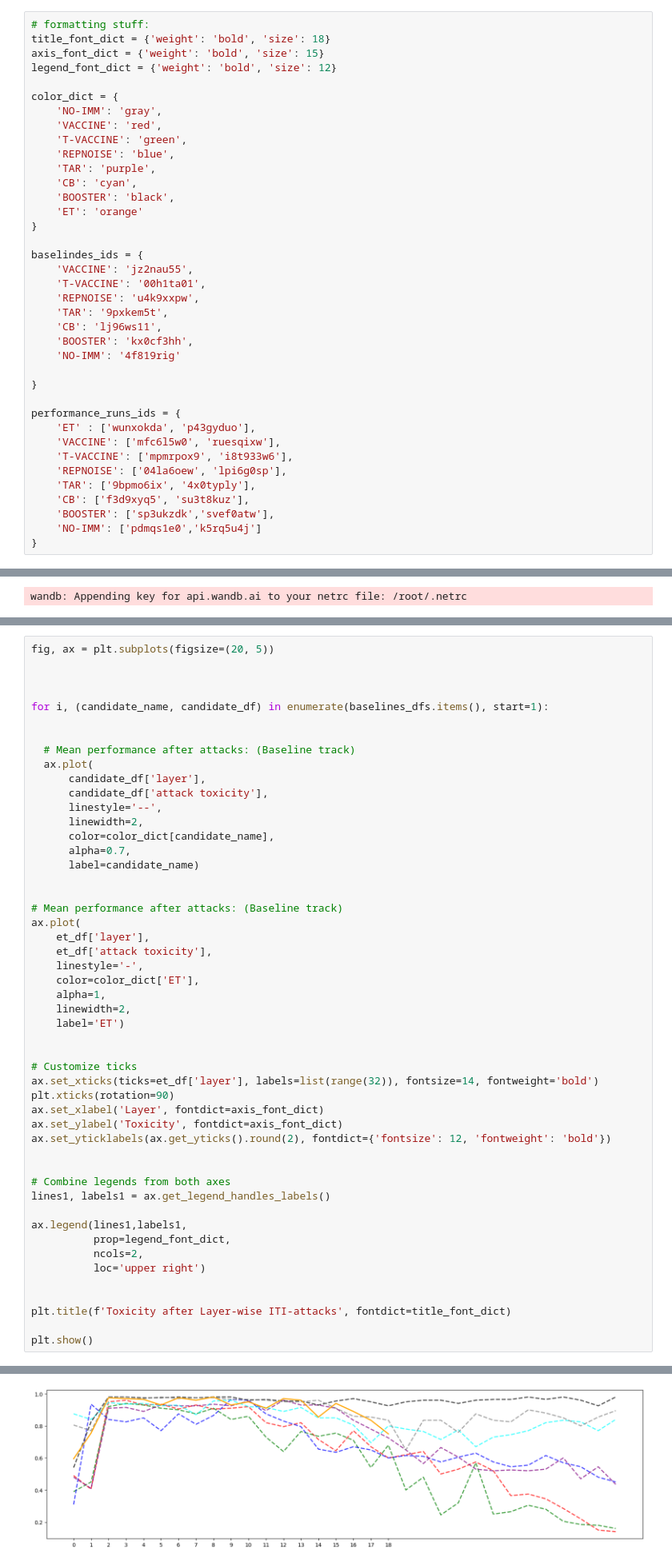
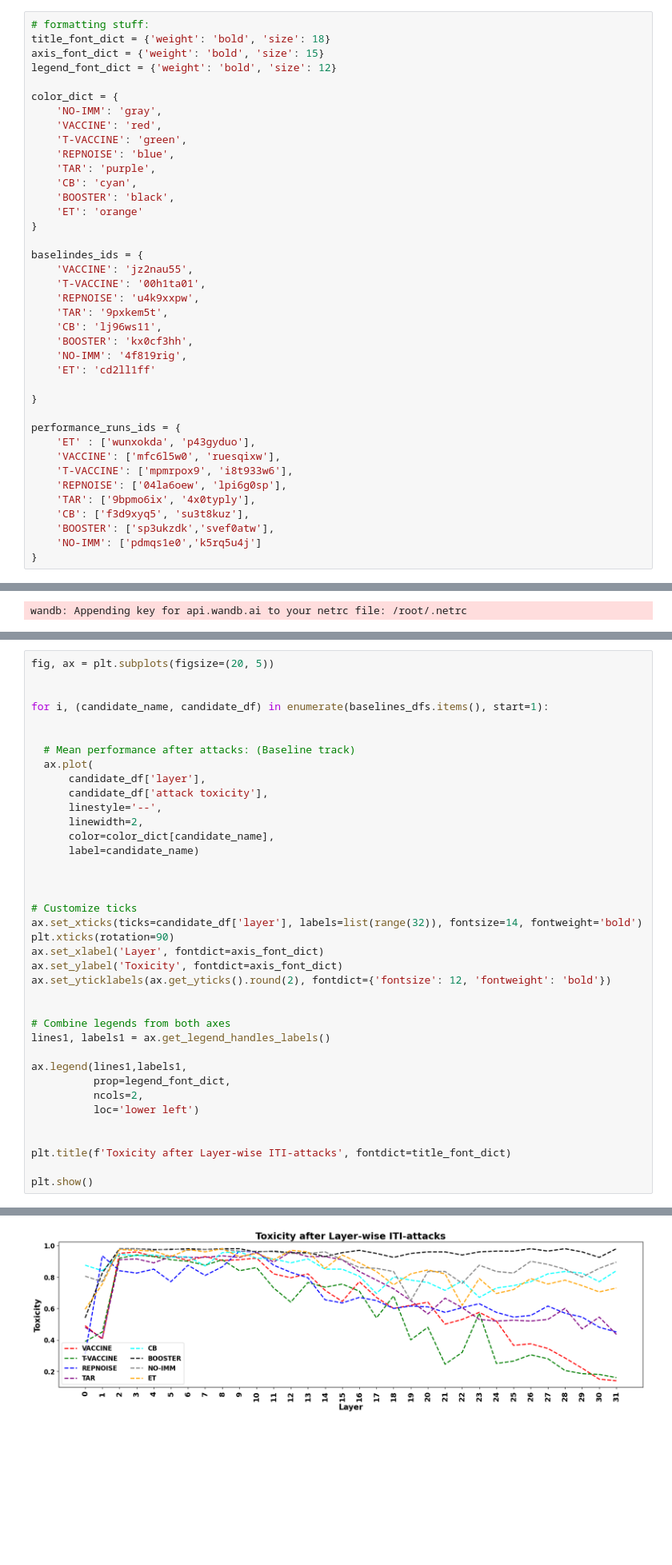
Before and after one commit to DISTA-HCAI/ET, a Jupyter notebook: aggregated plots.ipynb, the cells around one changed output, grey strips where cells are left out. Shown at 80% size. Cells and saved outputs as stored; diff of their text form; blank space fills up the shorter version.

```diff
--- a/aggregated plots.ipynb
+++ b/aggregated plots.ipynb
@@ -31,7 +31,8 @@ baselindes_ids = {
     'TAR': '9pxkem5t',
     'CB': 'lj96ws11',
     'BOOSTER': 'kx0cf3hh',
-    'NO-IMM': '4f819rig'
+    'NO-IMM': '4f819rig',
+    'ET': 'cd2ll1ff'
 
 }
 
@@ -284,6 +227,5 @@ init_toxs['ET'] = et_mean_init_tox
 # %%
 fig, ax = plt.subplots(figsize=(20, 5))
-
 
 
 for i, (candidate_name, candidate_df) in enumerate(baselines_dfs.items(), start=1):
@@ -296,23 +238,12 @@ for i, (candidate_name, candidate_df) in enumerate(baselines_dfs.items(), start=
       linestyle='--',
       linewidth=2,
       color=color_dict[candidate_name],
-      alpha=0.7,
       label=candidate_name)
 
 
-# Mean performance after attacks: (Baseline track)
-ax.plot(
-    et_df['layer'],
-    et_df['attack toxicity'],
-    linestyle='-',
-    color=color_dict['ET'],
-    alpha=1,
-    linewidth=2,
-    label='ET')
-
 
 # Customize ticks
-ax.set_xticks(ticks=et_df['layer'], labels=list(range(32)), fontsize=14, fontweight='bold')
+ax.set_xticks(ticks=candidate_df['layer'], labels=list(range(32)), fontsize=14, fontweight='bold')
 plt.xticks(rotation=90)
 ax.set_xlabel('Layer', fontdict=axis_font_dict)
 ax.set_ylabel('Toxicity', fontdict=axis_font_dict)
@@ -325,7 +256,7 @@ lines1, labels1 = ax.get_legend_handles_labels()
 ax.legend(lines1,labels1,
           prop=legend_font_dict,
           ncols=2,
-          loc='upper right')
+          loc='lower left')
 
 
 plt.title(f'Toxicity after Layer-wise ITI-attacks', fontdict=title_font_dict)
@@ -336,4 +266,4 @@ ValueError: The number of FixedLocator locations (19), usually from a call to se
-[figure, old version]
+[figure, new version]
 # %% [markdown]
 # First plot:
 # %%
```
Also changed, not shown: parts of 8 cells of this notebook.
